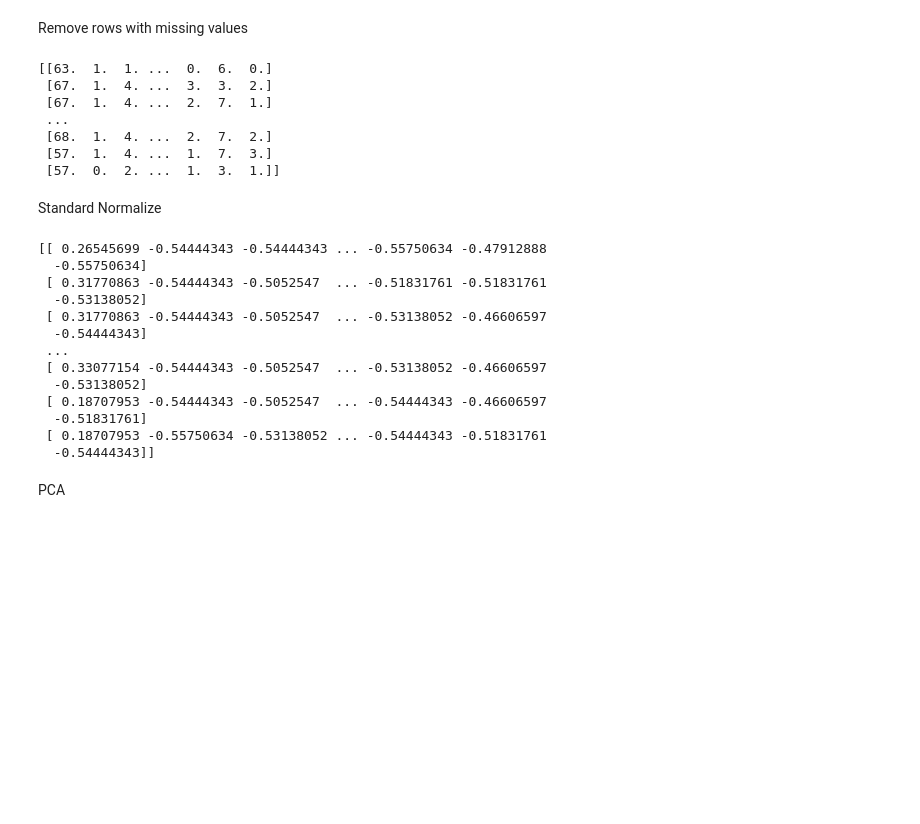
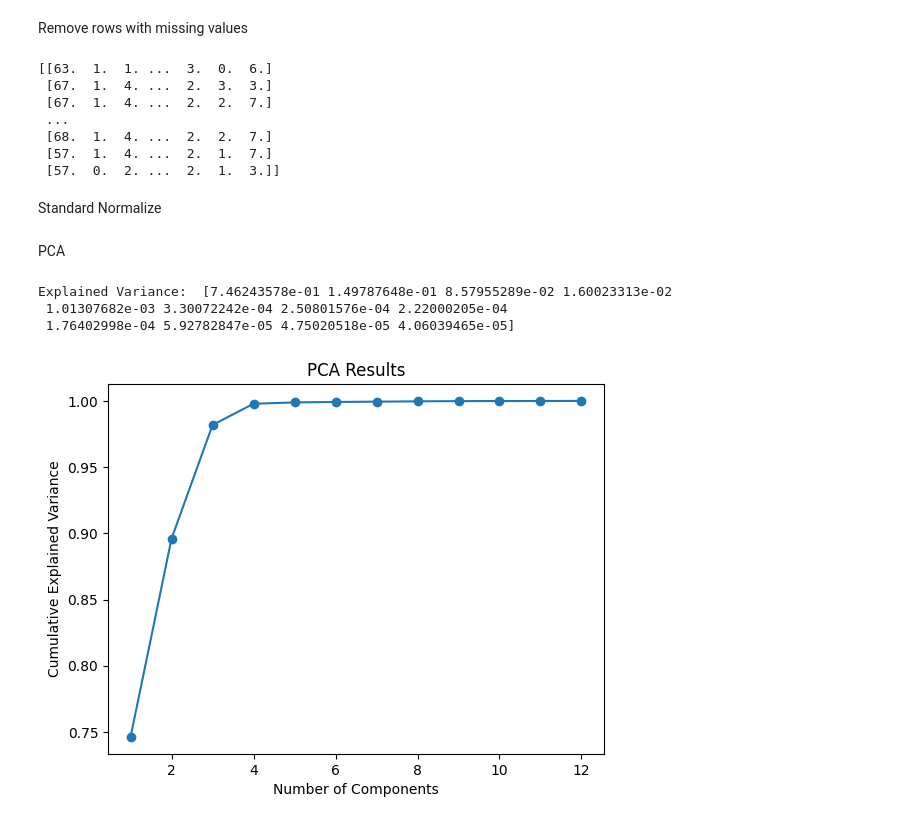
Before and after one commit to crmunson/DataMiningFinalProject, a Jupyter notebook: project_code.ipynb, the cells around one changed output. Cells and saved outputs as stored; diff of their text form; code cells hidden in the pictures; blank space fills up the shorter version.

```diff
--- a/project_code.ipynb
+++ b/project_code.ipynb
@@ -21,43 +13,43 @@ rows_without_nan = ~np.isnan(data).any(axis=1)
 
 cleaned_data = data[rows_without_nan]
 
+labels = cleaned_data[:, -1]
+cleaned_data = cleaned_data[:, :-1]
+
 print(cleaned_data)
 # %% [output]
-[[63.  1.  1. ...  0.  6.  0.]
- [67.  1.  4. ...  3.  3.  2.]
- [67.  1.  4. ...  2.  7.  1.]
+[[63.  1.  1. ...  3.  0.  6.]
+ [67.  1.  4. ...  2.  3.  3.]
+ [67.  1.  4. ...  2.  2.  7.]
  ...
- [68.  1.  4. ...  2.  7.  2.]
- [57.  1.  4. ...  1.  7.  3.]
- [57.  0.  2. ...  1.  3.  1.]]
+ [68.  1.  4. ...  2.  2.  7.]
+ [57.  1.  4. ...  2.  1.  7.]
+ [57.  0.  2. ...  2.  1.  3.]]
 # %% [markdown]
 Standard Normalize
 # %%
 mean = np.mean(cleaned_data)
 std_dev = np.std(cleaned_data)
 z_score = (cleaned_data - mean) / std_dev
-# %% [output]
-[[ 0.26545699 -0.54444343 -0.54444343 ... -0.55750634 -0.47912888
-  -0.55750634]
- [ 0.31770863 -0.54444343 -0.5052547  ... -0.51831761 -0.51831761
-  -0.53138052]
- [ 0.31770863 -0.54444343 -0.5052547  ... -0.53138052 -0.46606597
-  -0.54444343]
- ...
- [ 0.33077154 -0.54444343 -0.5052547  ... -0.53138052 -0.46606597
-  -0.53138052]
- [ 0.18707953 -0.54444343 -0.5052547  ... -0.54444343 -0.46606597
-  -0.51831761]
- [ 0.18707953 -0.55750634 -0.53138052 ... -0.54444343 -0.51831761
-  -0.54444343]]
 # %% [markdown]
 PCA
 # %%
 from sklearn.decomposition import PCA
+import matplotlib.pyplot as plt
 
 pca = PCA(n_components=12)
-principle_components =  pca.fit_transform(cleaned_data)
+principal_components =  pca.fit_transform(cleaned_data)
 
 explained_variance = pca.explained_variance_ratio_
 print("Explained Variance: ", explained_variance)
 cumulative_explained_variance = np.cumsum(explained_variance)
+plt.plot(range(1, len(cumulative_explained_variance) + 1), cumulative_explained_variance, marker='o')
+plt.xlabel('Number of Components')
+plt.ylabel('Cumulative Explained Variance')
+plt.title('PCA Results')
+plt.show()
+# %% [output]
+Explained Variance:  [7.46243578e-01 1.49787648e-01 8.57955289e-02 1.60023313e-02
+ 1.01307682e-03 3.30072242e-04 2.50801576e-04 2.22000205e-04
+ 1.76402998e-04 5.92782847e-05 4.75020518e-05 4.06039465e-05]
+[figure, added]
```
Also changed, not shown: parts of 6 cells of this notebook.
